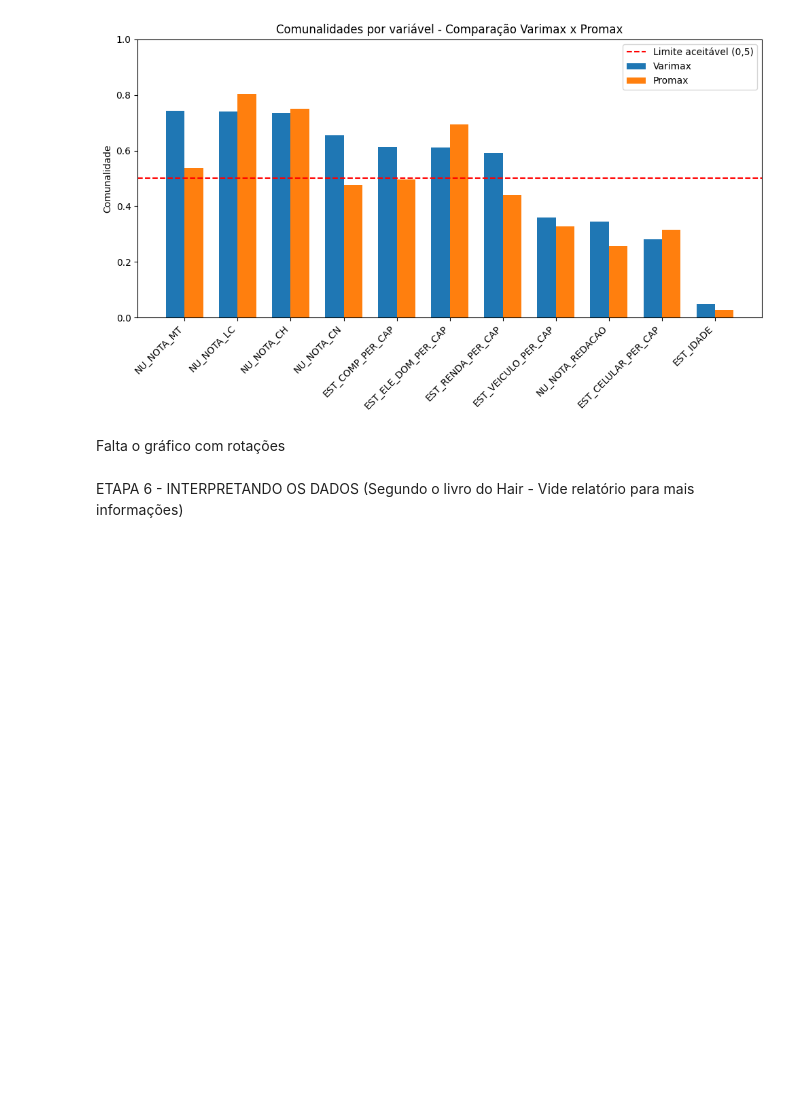
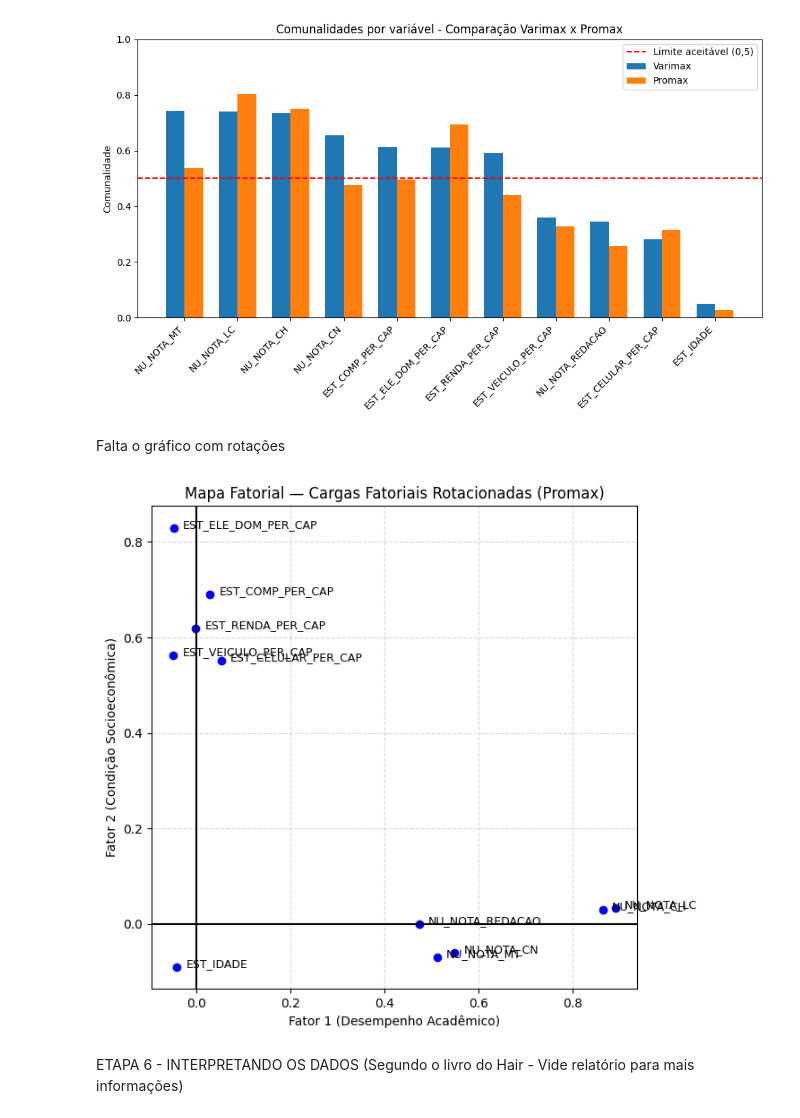
Before and after one commit to gl4a-Veloso/materiais-mqam, a Jupyter notebook: enem/T4/analise_fatorial.ipynb, the cells around one changed output. Drawn from its saved outputs; the diff is of its cells as text; code cells hidden in the pictures; blank space fills up the shorter version.

```diff
--- a/enem/T4/analise_fatorial.ipynb
+++ b/enem/T4/analise_fatorial.ipynb
@@ -542,6 +542,30 @@ plt.show()
 [figure]
 # %% [markdown]
 Falta o gráfico com rotações
+# %%
+# Supondo que 'fa_promax' é seu modelo final
+# e que você tenha 3 fatores extraídos:
+loadings = pd.DataFrame(fa_promax.loadings_,
+                        index=df_scaled.columns,
+                        columns=['Fator 1', 'Fator 2', 'Fator 3'])
+
+# Plotar Fator 1 x Fator 2
+plt.figure(figsize=(7,7))
+plt.scatter(loadings['Fator 1'], loadings['Fator 2'], color='blue')
+
+# Adicionar rótulos das variáveis
+for i, var in enumerate(loadings.index):
+    plt.text(loadings['Fator 1'][i]+0.02, loadings['Fator 2'][i], var, fontsize=9)
+
+plt.axhline(0, color='black')
+plt.axvline(0, color='black')
+plt.xlabel('Fator 1 (Desempenho Acadêmico)')
+plt.ylabel('Fator 2 (Condição Socioeconômica)')
+plt.title('Mapa Fatorial — Cargas Fatoriais Rotacionadas (Promax)')
+plt.grid(True, linestyle='--', alpha=0.5)
+plt.show()
+# %% [output]
+[figure, added]
 # %% [markdown]
 ETAPA 6 - INTERPRETANDO OS DADOS (Segundo o livro do Hair - Vide relatório para mais informações)
 # %% [markdown]
```
